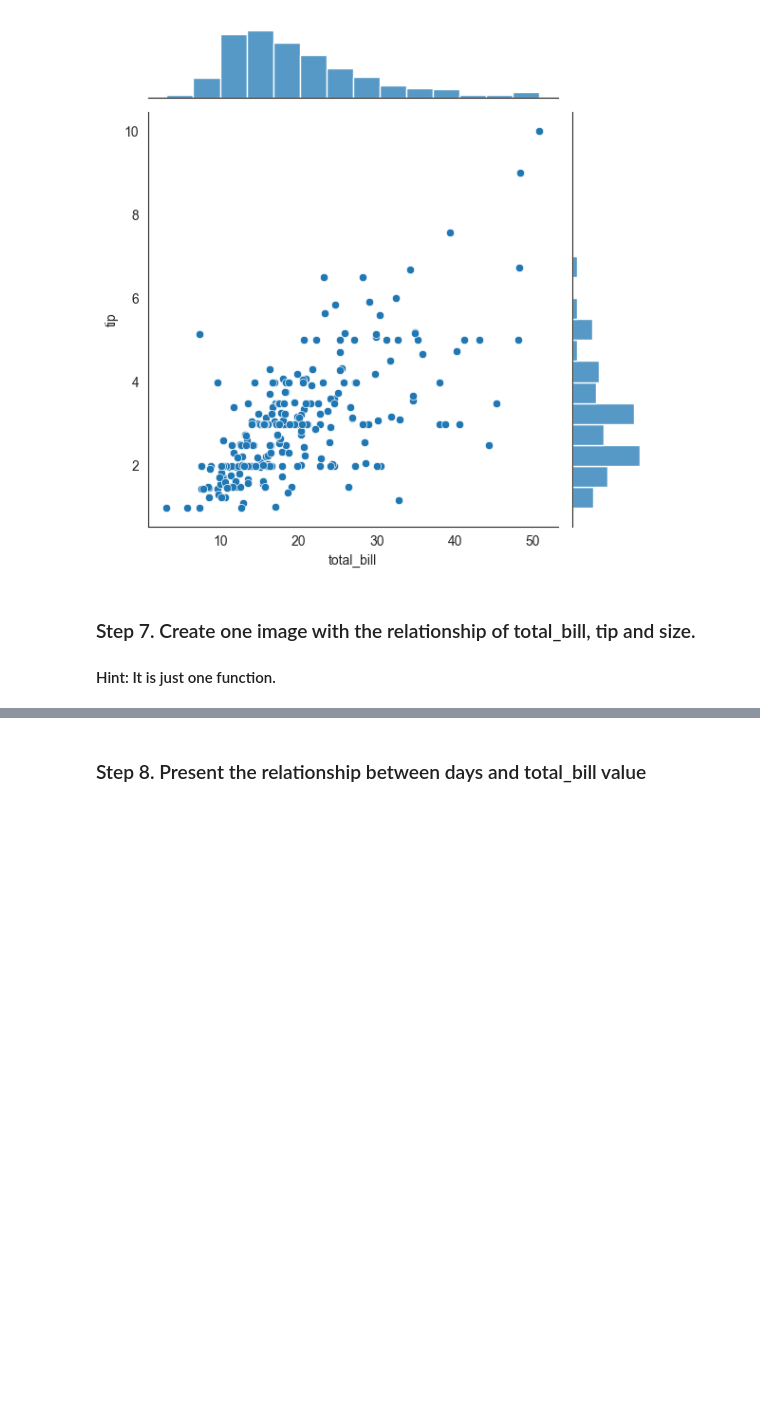
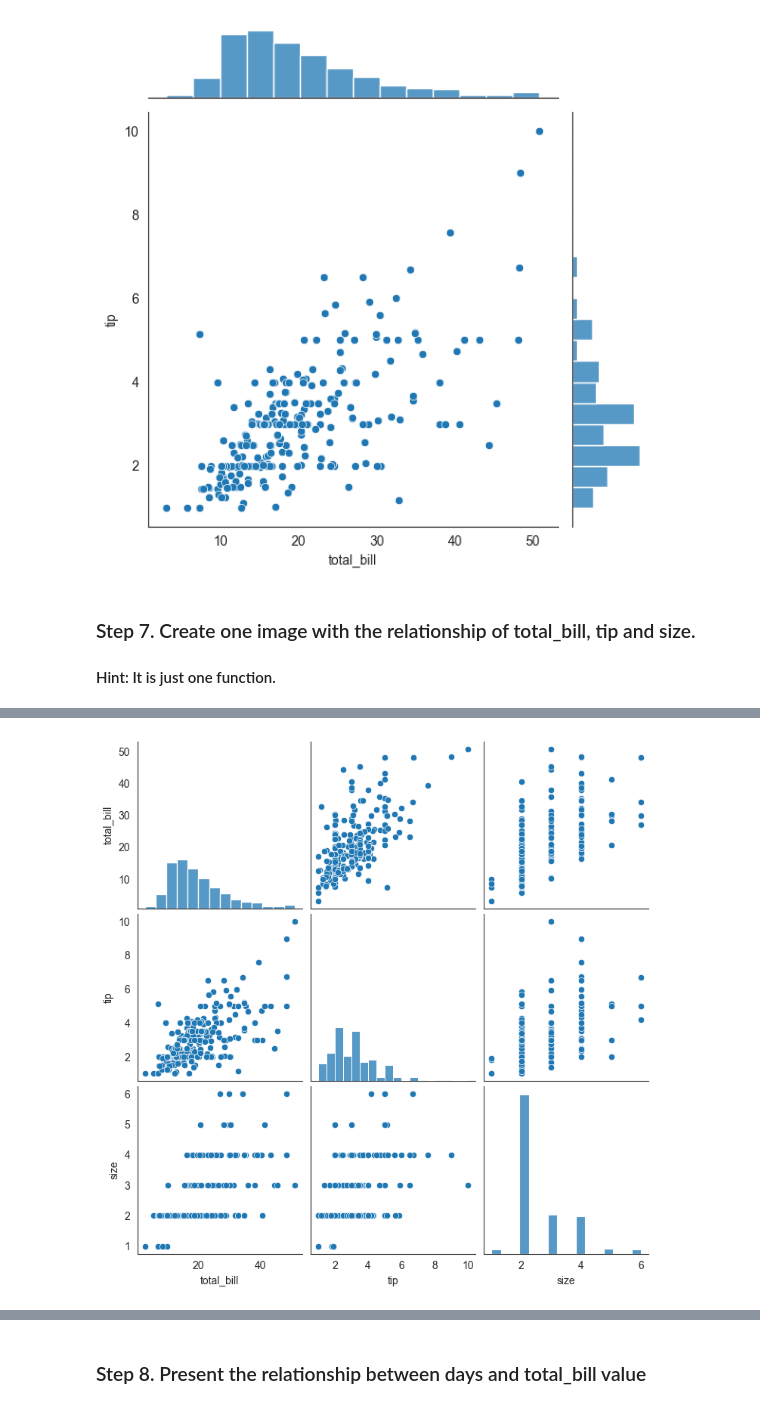
Before and after one commit to aziart/pandas-exercises, a Jupyter notebook: 07 - Visualization/Tips/Solutions.ipynb, the cells around one changed output, grey strips where cells are left out. Cells and saved outputs as stored; diff of their text form; code cells hidden in the pictures; blank space fills up the shorter version.

```diff
--- a/07 - Visualization/Tips/Solutions.ipynb
+++ b/07 - Visualization/Tips/Solutions.ipynb
@@ -203,0 +216,8 @@ sns.jointplot(
+# %%
+g = sns.pairplot(
+    data=tips
+    , vars=['total_bill', 'tip', 'size']
+)
+plt.show();
+# %% [output]
+[figure, added]
```
Also changed, not shown: parts of 17 cells of this notebook.
